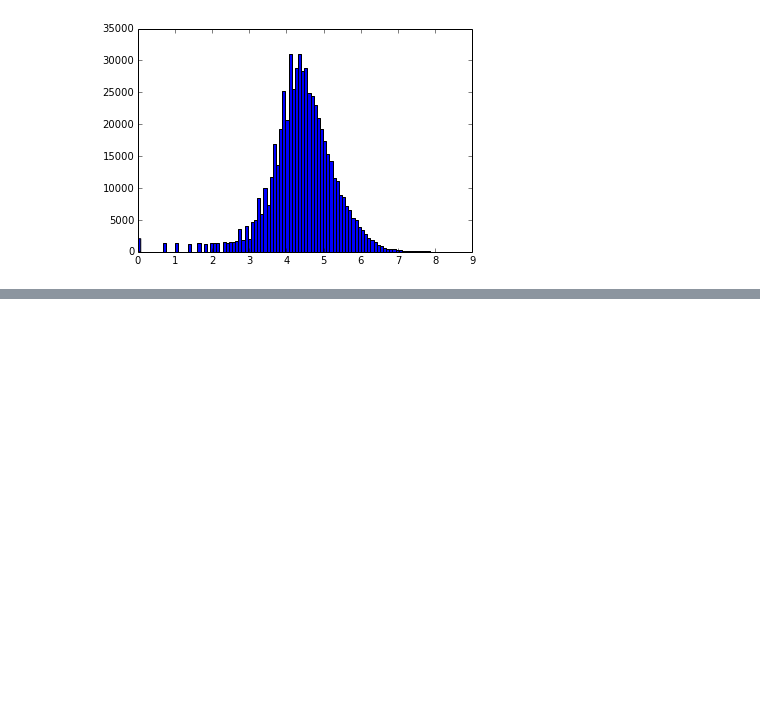
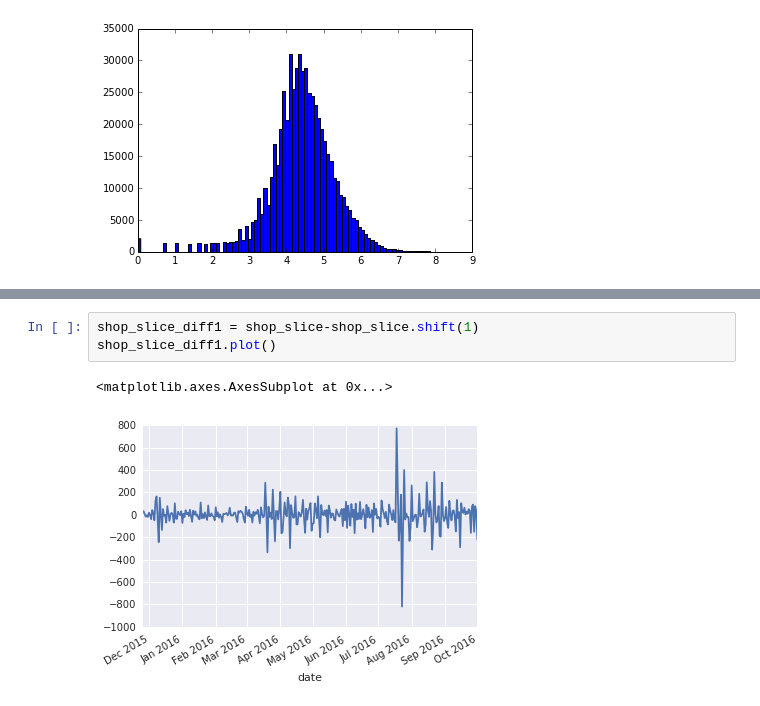
Before and after one commit to LuyiTian/tianchi2017, a Jupyter notebook: play_data/play_data_ipy.ipynb, the cells around one changed output, grey strips where cells are left out. Cells and saved outputs as stored; diff of their text form; blank space fills up the shorter version.

```diff
--- a/play_data/play_data_ipy.ipynb
+++ b/play_data/play_data_ipy.ipynb
@@ -72,0 +56,6 @@ AttributeError: 'Series' object has no attribute 'shop_id'
+# %%
+shop_slice_diff1 = shop_slice-shop_slice.shift(1)
+shop_slice_diff1.plot()
+# %% [output]
+<matplotlib.axes.AxesSubplot at 0x...>
+[figure, added]
```
Also changed, not shown: parts of 7 cells of this notebook, 2 other files.
